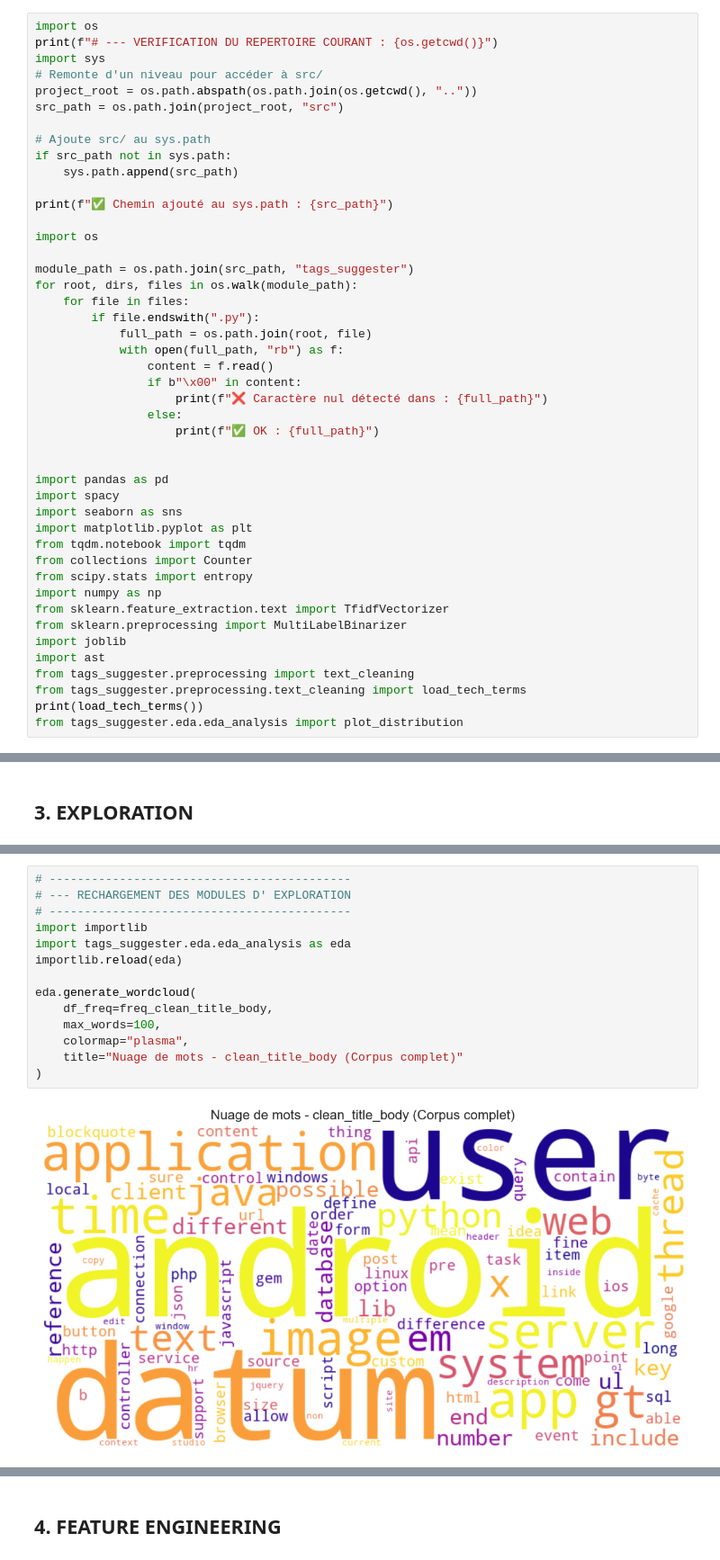
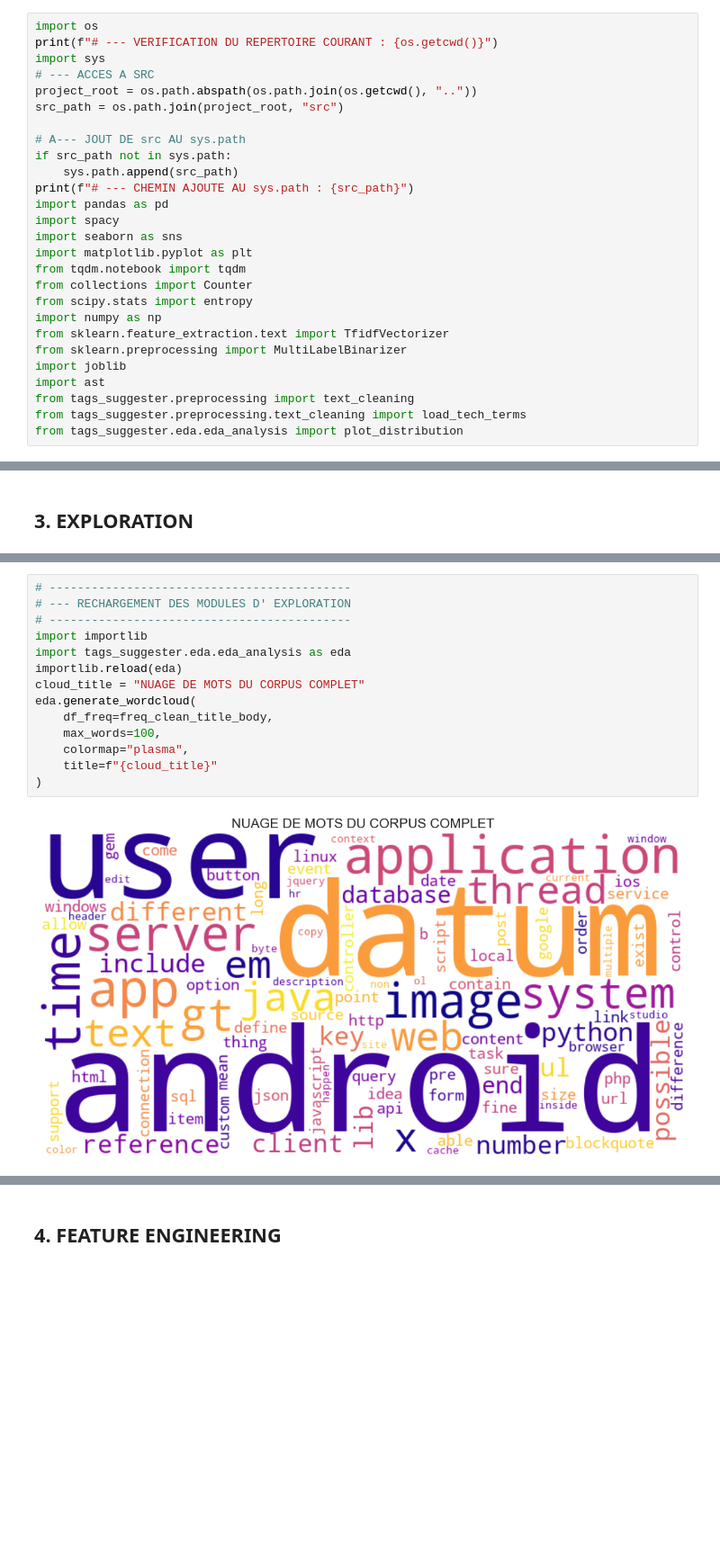
Before and after one commit to QuantumIza/tag-suggester, a Jupyter notebook: notebooks/1_exploration_et_cleaning.ipynb, the cells around one changed output, grey strips where cells are left out. Shown at 90% size. Saved outputs shown, nothing was run; the diff lists cells and outputs as text; blank space fills up the shorter version.

```diff
--- a/notebooks/1_exploration_et_cleaning.ipynb
+++ b/notebooks/1_exploration_et_cleaning.ipynb
@@ -4,31 +4,14 @@
 import os
 print(f"# --- VERIFICATION DU REPERTOIRE COURANT : {os.getcwd()}")
 import sys
-# Remonte d'un niveau pour accéder à src/
+# --- ACCES A SRC
 project_root = os.path.abspath(os.path.join(os.getcwd(), ".."))
 src_path = os.path.join(project_root, "src")
 
-# Ajoute src/ au sys.path
+# A--- JOUT DE src AU sys.path
 if src_path not in sys.path:
     sys.path.append(src_path)
-
-print(f"✅ Chemin ajouté au sys.path : {src_path}")
-
-import os
-
-module_path = os.path.join(src_path, "tags_suggester")
-for root, dirs, files in os.walk(module_path):
-    for file in files:
-        if file.endswith(".py"):
-            full_path = os.path.join(root, file)
-            with open(full_path, "rb") as f:
-                content = f.read()
-                if b"\x00" in content:
-                    print(f"❌ Caractère nul détecté dans : {full_path}")
-                else:
-                    print(f"✅ OK : {full_path}")
-
-
+print(f"# --- CHEMIN AJOUTE AU sys.path : {src_path}")
 import pandas as pd
 import spacy
 import seaborn as sns
@@ -43,7 +26,6 @@ import joblib
 import ast
 from tags_suggester.preprocessing import text_cleaning
 from tags_suggester.preprocessing.text_cleaning import load_tech_terms
-print(load_tech_terms())
 from tags_suggester.eda.eda_analysis import plot_distribution
 # %% [output]
 # --- VERIFICATION DU REPERTOIRE COURANT : d:\machine_learning_training\openclassrooms_projects\05_categorisez_automatiquement_question\notebooks
@@ -726,17 +232,17 @@ eda.plot_word_frequencies(
 # %%
 # -------------------------------------------
 # --- RECHARGEMENT DES MODULES D' EXPLORATION
 # -------------------------------------------
 import importlib
 import tags_suggester.eda.eda_analysis as eda
 importlib.reload(eda)
-
+cloud_title = "NUAGE DE MOTS DU CORPUS COMPLET"
 eda.generate_wordcloud(
     df_freq=freq_clean_title_body,
     max_words=100,
     colormap="plasma",
-    title="Nuage de mots - clean_title_body (Corpus complet)"
+    title=f"{cloud_title}"
 )
 # %% [output]
-[figure, old version]
+[figure, new version]
 # %% [markdown]
```
Also changed, not shown: parts of 96 cells of this notebook, 5 other files.
